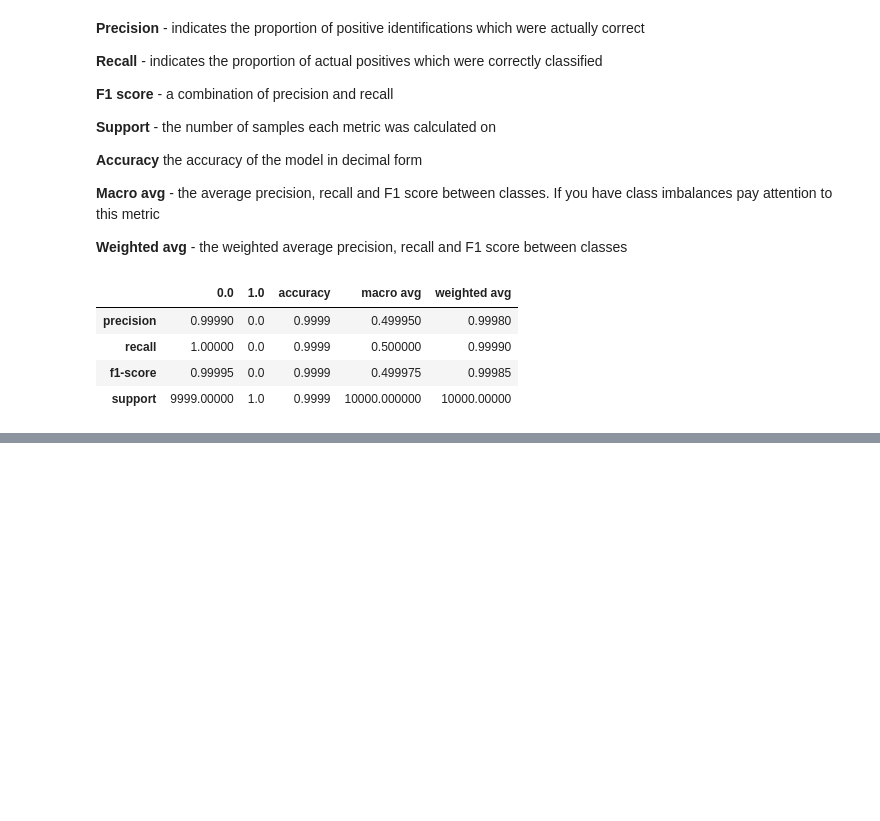
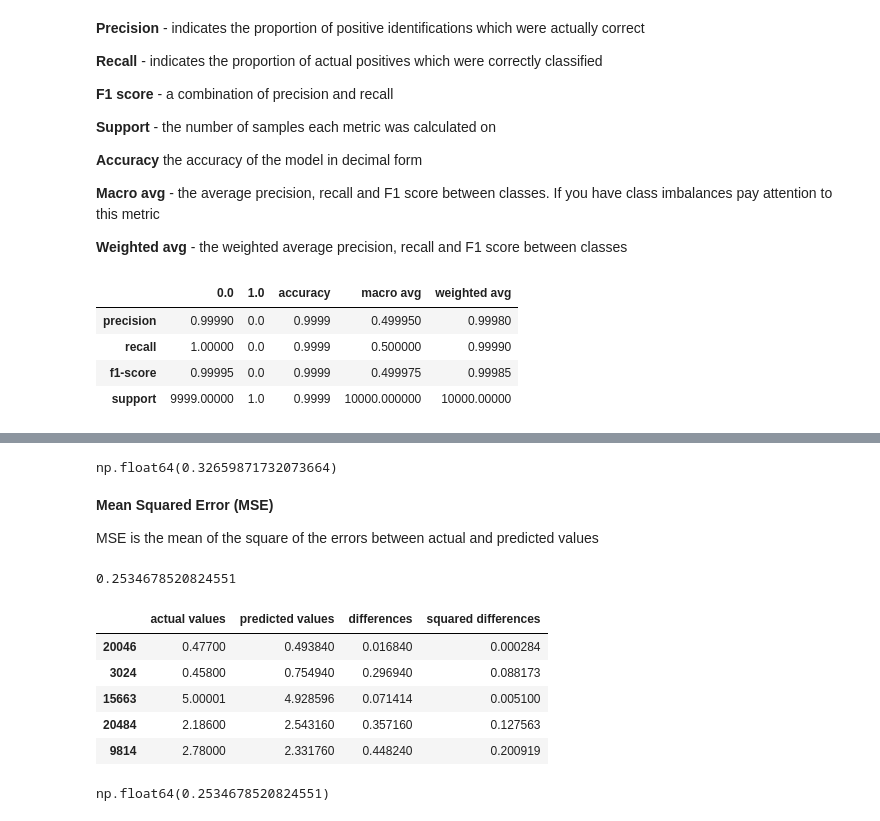
Before and after one commit to usheikhh/ZTM-AI-ML-DS, a Jupyter notebook: scikit/intro-to-scikit-learn.ipynb, the cells around one changed output, grey strips where cells are left out. Drawn from its saved outputs; the diff is of its cells as text; code cells hidden in the pictures; blank space fills up the shorter version.

```diff
--- a/scikit/intro-to-scikit-learn.ipynb
+++ b/scikit/intro-to-scikit-learn.ipynb
@@ -1260,0 +1345,32 @@ pd.DataFrame(classification_report(disease_true,disease_preds, output_dict=True)
+# %%
+df['differences'].mean()
+# %% [output]
+np.float64(0.32659871732073664)
+# %% [markdown]
+**Mean Squared Error (MSE)**
+
+MSE is the mean of the square of the errors between actual and predicted values
+# %%
+#MSE
+from sklearn.metrics import mean_squared_error
+
+y_preds = model.predict(X_test)
+mse = mean_squared_error(y_test, y_preds)
+mse
+# %% [output]
+0.2534678520824551
+# %%
+df['squared differences'] = np.square(df['differences'])
+df.head()
+# %% [output]
+|  | actual values | predicted values | differences | squared differences |
+| 20046 | 0.47700 | 0.493840 | 0.016840 | 0.000284 |
+| 3024 | 0.45800 | 0.754940 | 0.296940 | 0.088173 |
+| 15663 | 5.00001 | 4.928596 | 0.071414 | 0.005100 |
+| 20484 | 2.18600 | 2.543160 | 0.357160 | 0.127563 |
+| 9814 | 2.78000 | 2.331760 | 0.448240 | 0.200919 |
+# %%
+squared = np.square(df['differences'])
+squared.mean()
+# %% [output]
+np.float64(0.2534678520824551)
```
Also changed, not shown: parts of 38 cells of this notebook, 1 other file.
